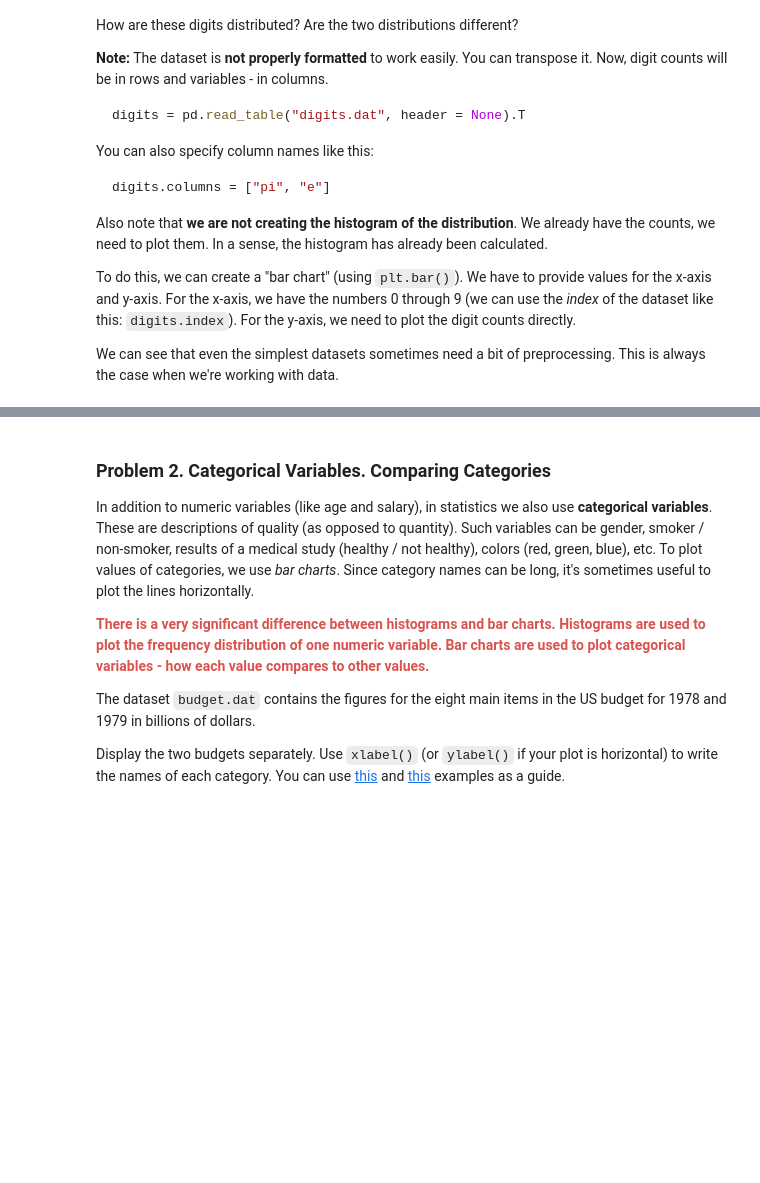
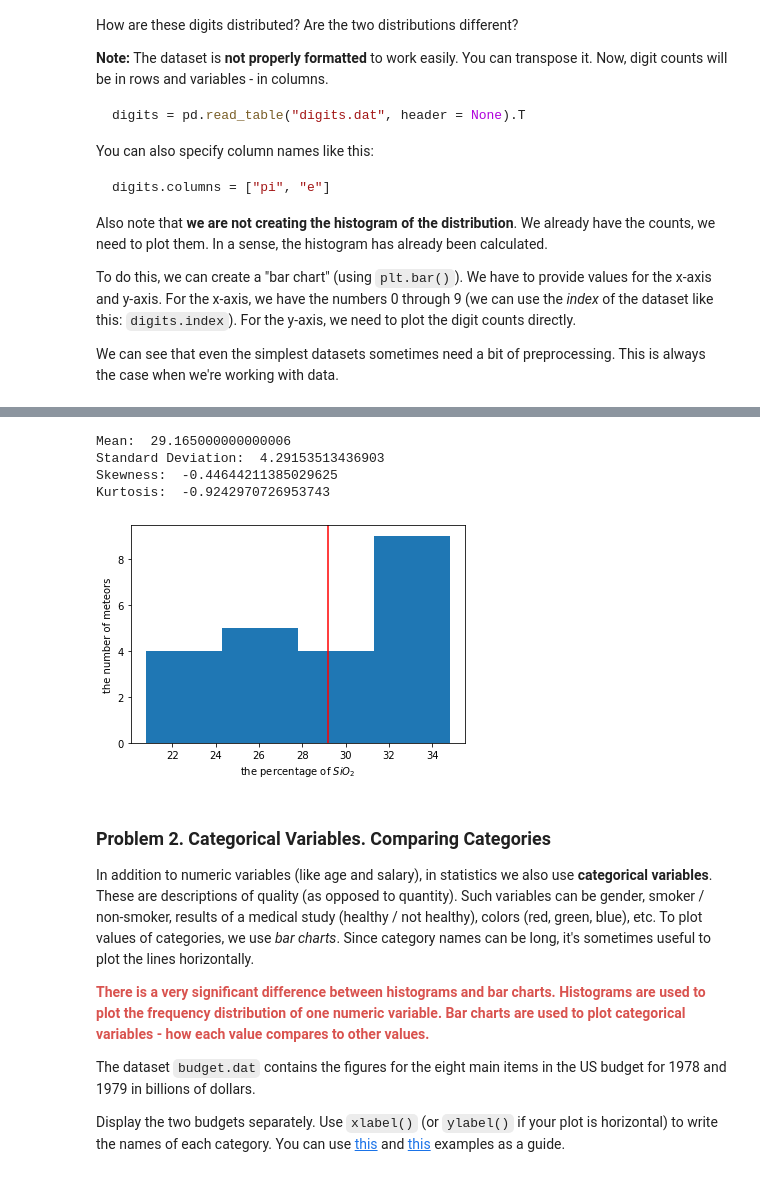
Before and after one commit to teodora-petkova/artificial-intelligence-course, a Jupyter notebook: Exercises/05. Statistics/Statistics Exercise.ipynb, the cells around one changed output, grey strips where cells are left out. Cells and saved outputs as stored; diff of their text form; code cells hidden in the pictures; blank space fills up the shorter version.

```diff
--- a/Exercises/05. Statistics/Statistics Exercise.ipynb
+++ b/Exercises/05. Statistics/Statistics Exercise.ipynb
@@ -52,3 +58,28 @@ Print the mean, standard deviation (you can use the biased or unbiased formula),
+# %%
+meteors = pd.read_table("silica.dat", header = None)
+meteors.columns = ["SiO2"]
+mean = meteors["SiO2"].mean()
+plt.axvline(mean, color = "red")
+
+plt.hist(meteors["SiO2"], bins = "fd") # Freedman Diaconis Estimator
+plt.xlabel("the percentage of $SiO_2$")
+plt.ylabel("the number of meteors")
+
+print("Mean: ", mean)
+print("Standard Deviation: ", meteors["SiO2"].std())
+print("Skewness: ", meteors["SiO2"].skew())
+# negative assymetry - the left tail is longer and
+# the mass of the distribution is concentrated on the right
+print("Kurtosis: ", meteors["SiO2"].kurtosis())
+# <3 platykurtic - "less tailed"
+
+# not enough data for proper characterization of the distribution?
+# %% [output]
+Mean:  29.165000000000006
+Standard Deviation:  4.29153513436903
+Skewness:  -0.44644211385029625
+Kurtosis:  -0.9242970726953743
+[figure, added]
 # %% [markdown]
 ### Problem 2. Categorical Variables. Comparing Categories
 In addition to numeric variables (like age and salary), in statistics we also use **categorical variables**. These are descriptions of quality (as opposed to quantity). Such variables can be gender, smoker / non-smoker, results of a medical study (healthy / not healthy), colors (red, green, blue), etc. To plot values of categories, we use *bar charts*. Since category names can be long, it's sometimes useful to plot the lines horizontally.
```
Also changed, not shown: parts of 17 cells of this notebook.
